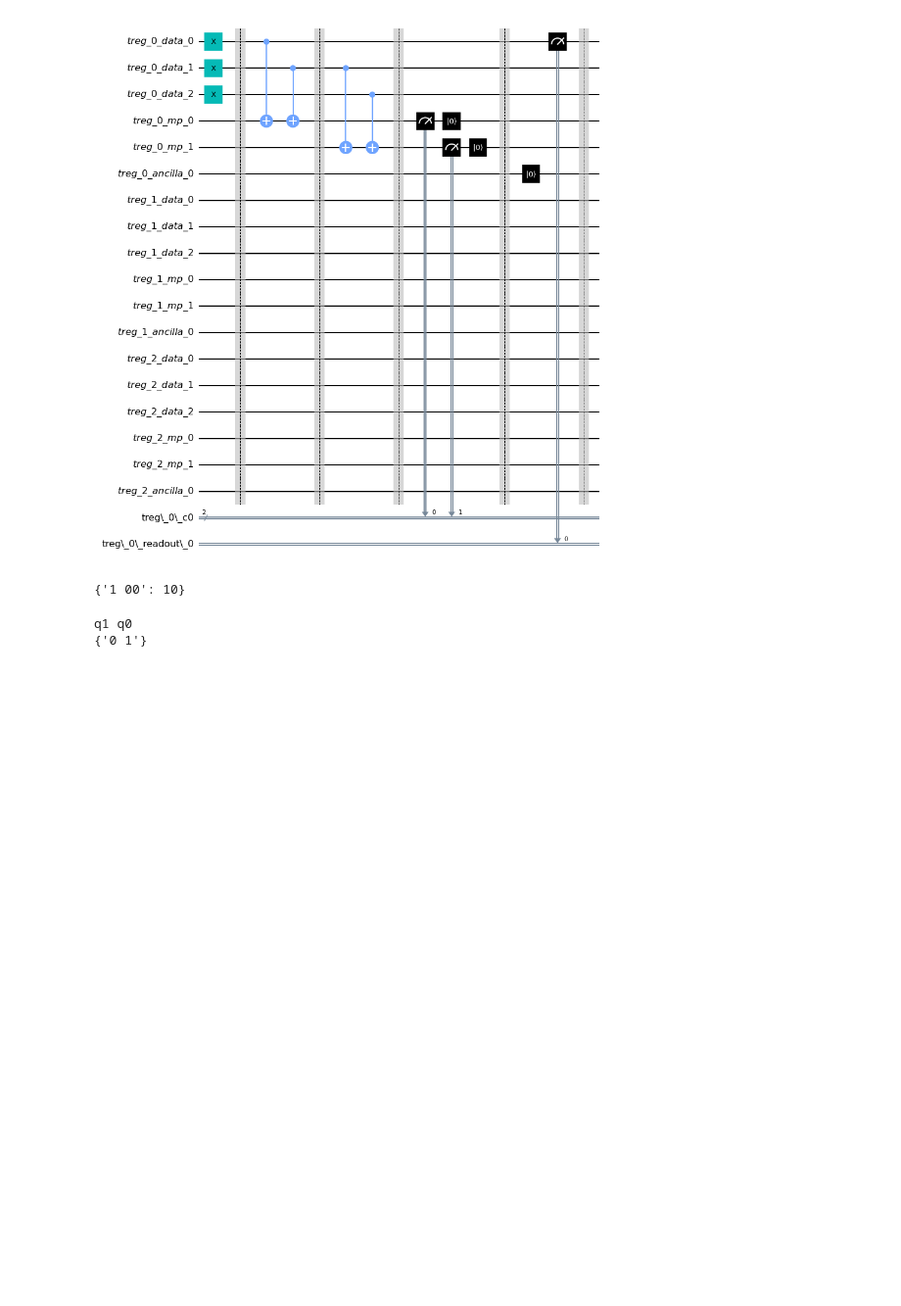
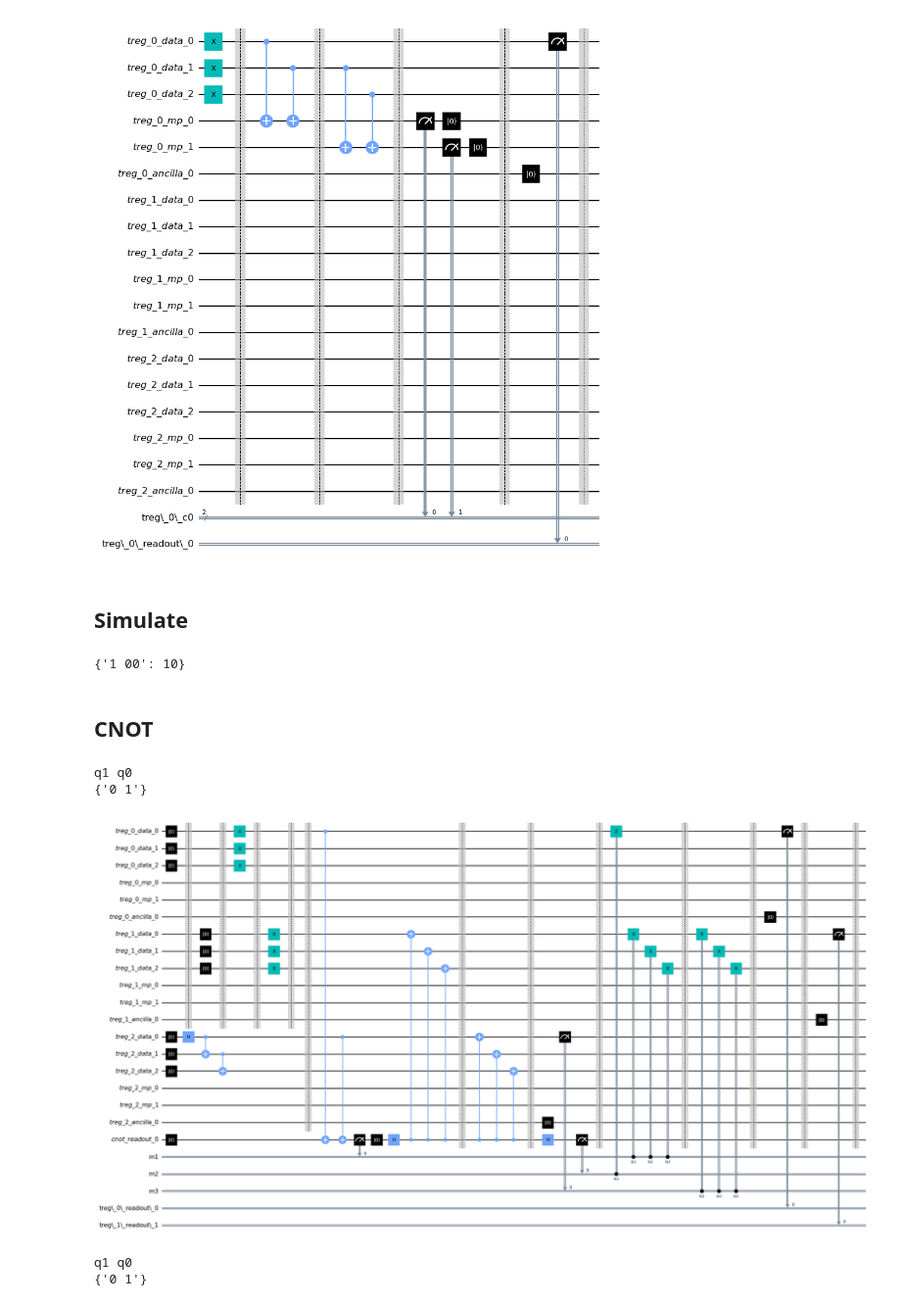
Before and after one commit to yaleqc/qtcodes, a Jupyter notebook: tutorials/tcirc/1-circuits.ipynb, the cells around one changed output. Shown at 98% size. Cells and saved outputs as stored; diff of their text form; code cells hidden in the pictures; blank space fills up the shorter version.

Commit message:
CNOT gate for rep code

```diff
--- a/tutorials/tcirc/1-circuits.ipynb
+++ b/tutorials/tcirc/1-circuits.ipynb
@@ -16,6 +16,8 @@ tcirc.measure_z(0)
 tcirc.draw(output='mpl', fold=500)
 # %% [output]
 [figure]
+# %% [markdown]
+## Simulate
 # %%
 from qiskit import execute, Aer
 def sim(circ):
@@ -27,6 +29,36 @@ def sim(circ):
 print(sim(tcirc.circ))
 # %% [output]
 {'1 00': 10}
+# %% [markdown]
+## CNOT
+# %%
+treg = TopologicalRegister(2, ctype="Repetition")
+tcirc = TopologicalCircuit(treg)
+
+# prep state
+tcirc.reset_z(0)
+tcirc.reset_z(1)
+tcirc.x(0)
+tcirc.x(1)
+
+# cnot
+tcirc.cx(0,1)
+
+# meas
+tcirc.measure_z(0)
+tcirc.measure_z(1)
+
+results = sim(tcirc.circ)
+results = set([result[:3] for result in results.keys()])
+print("q1 q0")
+print(results)
+# %% [output]
+q1 q0
+{'0 1'}
+# %%
+tcirc.draw(output='mpl', fold=500)
+# %% [output]
+[figure, added]
 # %%
 treg = TopologicalRegister(2, ctype="XXZZ")
 tcirc = TopologicalCircuit(treg)
```
Also changed, not shown: parts of 1 cell of this notebook, 1 other file.
